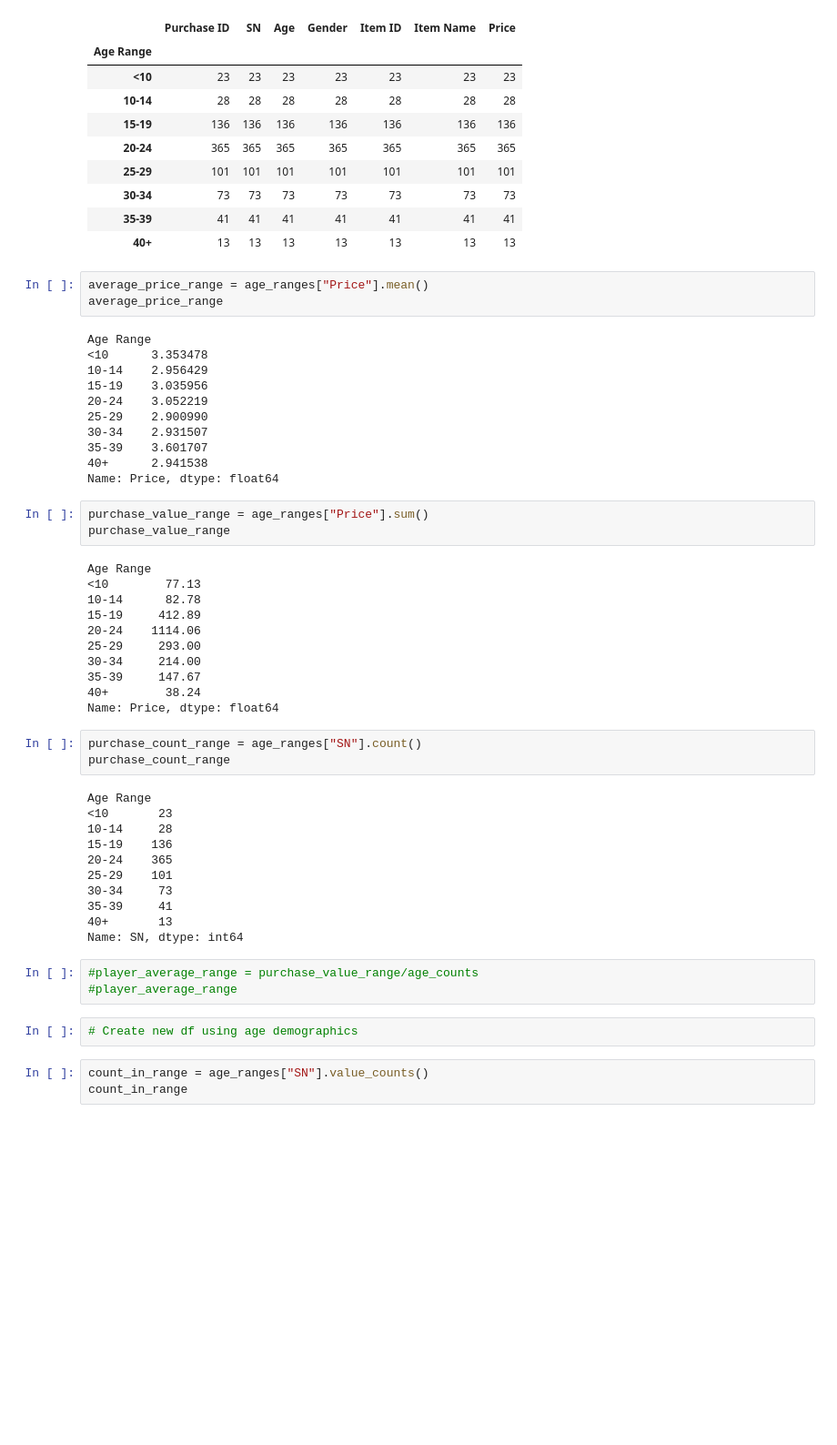
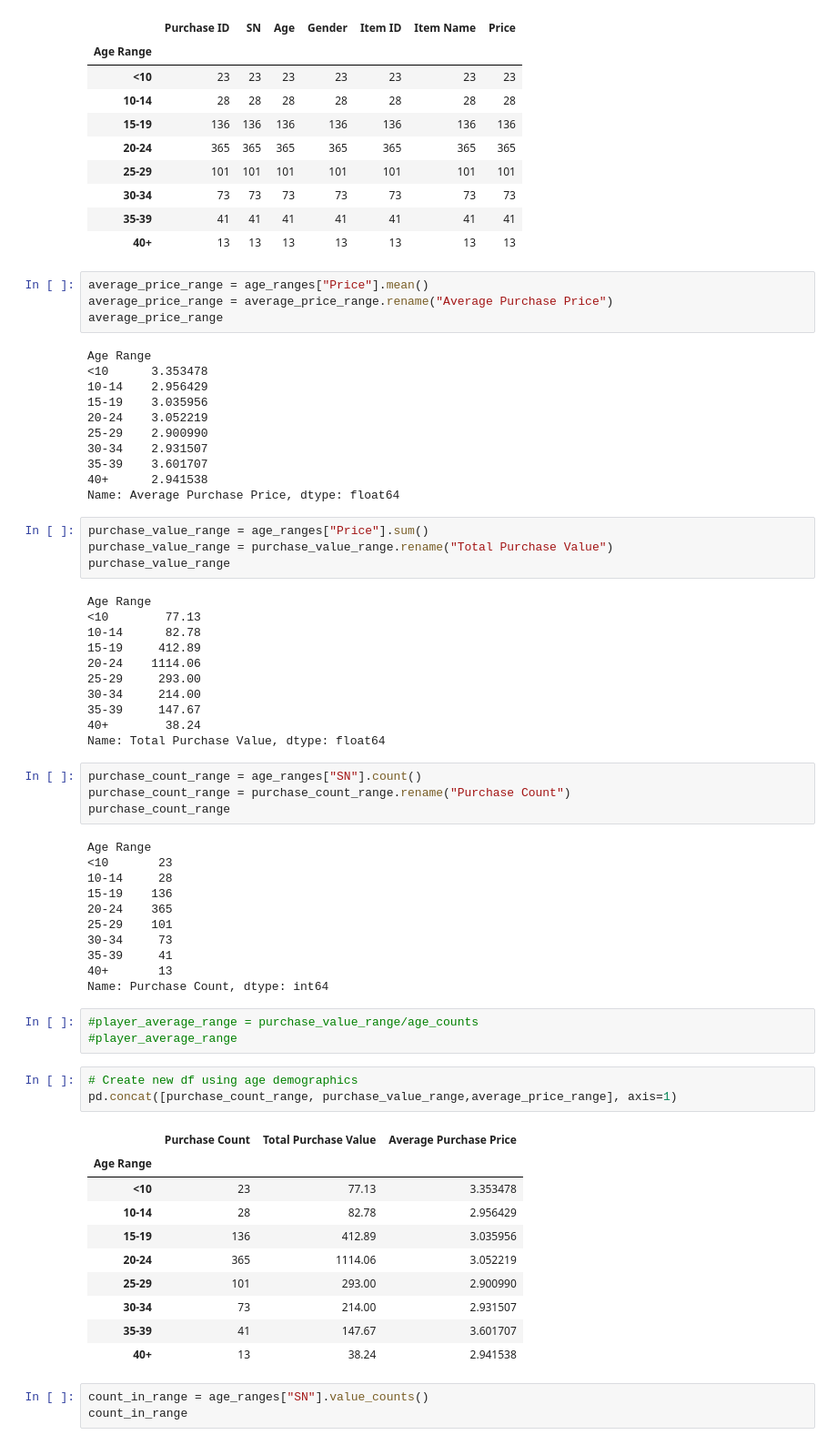
Before and after one commit to Navilongo/Video-Game-DLC-Analytics, a Jupyter notebook: HeroesOfPymoli/Heroes_code.ipynb, the cells around one changed output. Shown: that part at 91% size. Saved outputs shown, nothing was run; the diff lists cells and outputs as text; blank space fills up the shorter version.

Commit message:
Concatenated the Age demographics minus Average Purchase Total per person

```diff
--- a/HeroesOfPymoli/Heroes_code.ipynb
+++ b/HeroesOfPymoli/Heroes_code.ipynb
@@ -273,6 +273,7 @@ age_ranges.count()
 | 40+ | 13 | 13 | 13 | 13 | 13 | 13 | 13 |
 # %%
 average_price_range = age_ranges["Price"].mean()
+average_price_range = average_price_range.rename("Average Purchase Price")
 average_price_range
 # %% [output]
 Age Range
@@ -284,9 +285,10 @@ Age Range
 30-34    2.931507
 35-39    3.601707
 40+      2.941538
-Name: Price, dtype: float64
+Name: Average Purchase Price, dtype: float64
 # %%
 purchase_value_range = age_ranges["Price"].sum()
+purchase_value_range = purchase_value_range.rename("Total Purchase Value")
 purchase_value_range
 # %% [output]
 Age Range
@@ -298,9 +300,10 @@ Age Range
 30-34     214.00
 35-39     147.67
 40+        38.24
-Name: Price, dtype: float64
+Name: Total Purchase Value, dtype: float64
 # %%
 purchase_count_range = age_ranges["SN"].count()
+purchase_count_range = purchase_count_range.rename("Purchase Count")
 purchase_count_range
 # %% [output]
 Age Range
@@ -312,12 +315,24 @@ Age Range
 30-34     73
 35-39     41
 40+       13
-Name: SN, dtype: int64
+Name: Purchase Count, dtype: int64
 # %%
 #player_average_range = purchase_value_range/age_counts
 #player_average_range
 # %%
 # Create new df using age demographics
+pd.concat([purchase_count_range, purchase_value_range,average_price_range], axis=1)
+# %% [output]
+|  | Purchase Count | Total Purchase Value | Average Purchase Price |
+| Age Range |  |  |  |
+| <10 | 23 | 77.13 | 3.353478 |
+| 10-14 | 28 | 82.78 | 2.956429 |
+| 15-19 | 136 | 412.89 | 3.035956 |
+| 20-24 | 365 | 1114.06 | 3.052219 |
+| 25-29 | 101 | 293.00 | 2.900990 |
+| 30-34 | 73 | 214.00 | 2.931507 |
+| 35-39 | 41 | 147.67 | 3.601707 |
+| 40+ | 13 | 38.24 | 2.941538 |
 # %%
 count_in_range = age_ranges["SN"].value_counts()
 count_in_range
```
